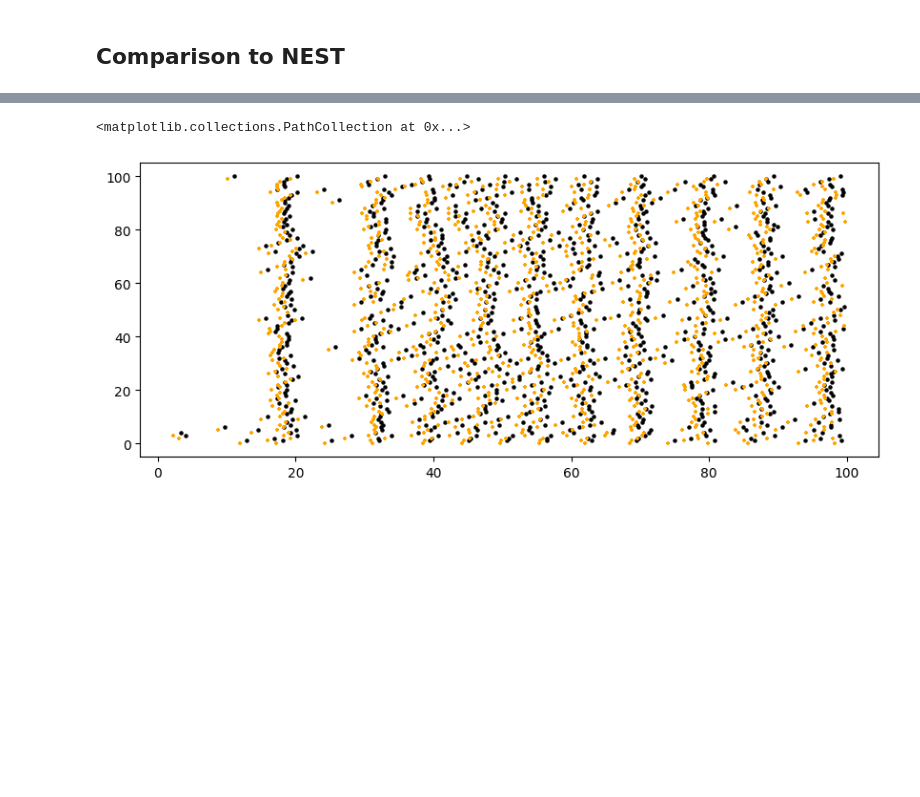
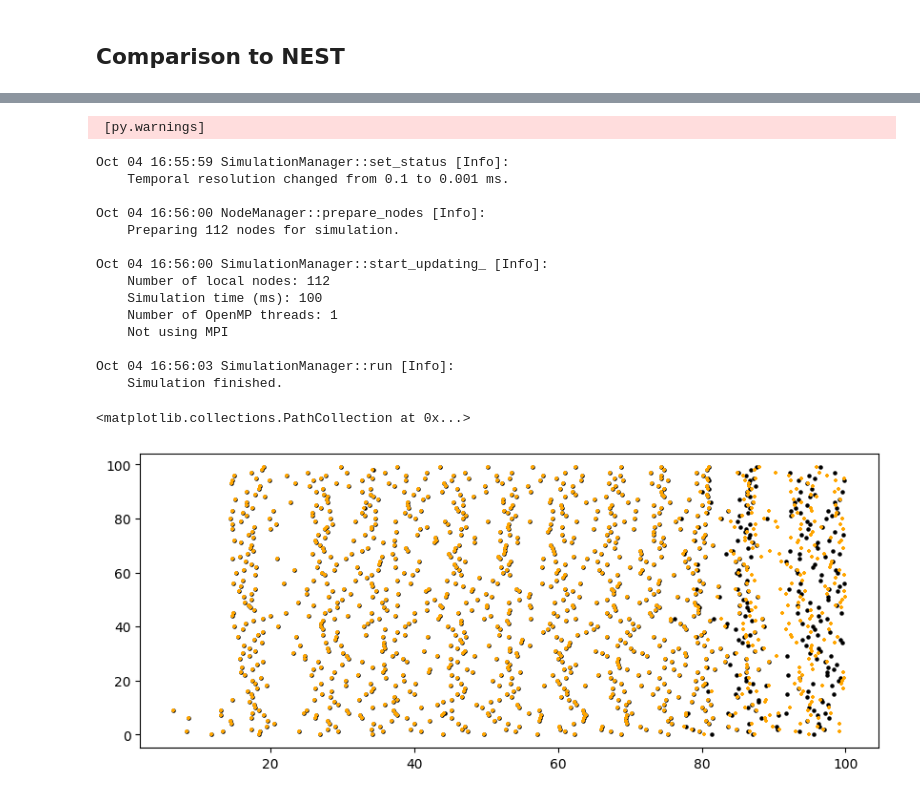
Before and after one commit to Eric-OG/snnblaze, a Jupyter notebook: examples/simple_network.ipynb, the cells around one changed output, grey strips where cells are left out. Drawn from its saved outputs; the diff is of its cells as text; code cells hidden in the pictures; blank space fills up the shorter version.

Commit message:
Correct model to make use of current based synapses

```diff
--- a/examples/simple_network.ipynb
+++ b/examples/simple_network.ipynb
@@ -225,8 +227,8 @@ from brian2 import *
 # ==============================
 # Parameters
 # ==============================
-# LIF neuron parameters
 tau_m = 20*ms
+C = 200*pF
 v_rest = -70*mV
 v_reset = -70*mV
 v_thresh = -50*mV
@@ -237,16 +239,21 @@ defaultclock.dt = 1*us
 eqs = '''
 dv/dt = (v_rest - v) / tau_m : volt (unless refractory)
 '''
-G = NeuronGroup(num_neurons, eqs, threshold='v>v_thresh',
-                reset='v=v_reset', refractory=refractory_period,
-                method='exact')
+G = NeuronGroup(
+    num_neurons,
+    eqs,
+    threshold='v>v_thresh',
+    reset='v=v_reset',
+    refractory=refractory_period,
+    method='exact'
+)
 G.v = v_rest
 
 S = Synapses(G, G, 'w : volt', on_pre='v_post += w')
 
 for pre, post, weight, delay in graph:
     S.connect(i=pre, j=post)
-    S.w[pre, post] = weight*mV
+    S.w[pre, post] = (weight/C_m)*volt
     S.delay[pre, post] = delay*second
 
 # Convert spike_storage → arrays
@@ -317,7 +324,7 @@ import numpy as np
 import matplotlib.pyplot as plt
 
 dt = 0.001
-input_weight = 30.0
+input_weight = 30
 
 nest.ResetKernel()
 nest.SetKernelStatus({"resolution": dt})  # simulation resolution in ms
@@ -326,20 +333,25 @@ nest.SetKernelStatus({"resolution": dt})  # simulation resolution in ms
 # Create neurons
 # ==============================
 neurons = nest.Create("iaf_psc_delta", num_neurons, params={
-    "V_m": -70,
-    "V_th": -50,
-    "V_reset": -70,
+    "C_m": 200.0,
     "tau_m": 20.0,
-    "t_ref": 5.0
+    "V_th": -50.0,
+    "V_reset": -70.0,
+    "E_L": -70.0,
+    "t_ref": 5.0,
 })
+
+nest.SetStatus(neurons, {"V_m": -70.0})
 
 # ==============================
 # Connect neurons according to graph
 # ==============================
 for pre, post, weight, delay in graph:
+    weight_pAms = (weight/C_m)*1000  # Convert weight to pA*ms
+    delay_ms = delay*1000  # Convert delay to ms
     nest.Connect(neurons[pre], neurons[post], syn_spec={
-        "weight": weight,
-        "delay": delay*1000
+        "weight": weight_pAms,
+        "delay": delay_ms
     })
 
 # ==============================
@@ -348,12 +360,12 @@ for pre, post, weight, delay in graph:
 # Convert spike_storage → NEST format
 spike_times_dict = {}
 for t, neuron_id, _ in spike_storage:
-    spike_times_dict.setdefault(neuron_id, []).append(t)
+    spike_times_dict.setdefault(neuron_id, []).append(t*1000) # s -> ms
 
 input_generators = []
 for neuron_id, times in spike_times_dict.items():
-    sg = nest.Create("spike_generator", params={"spike_times": [time*1000 for time in times]})
-    nest.Connect(sg, neurons[neuron_id], syn_spec={"weight": input_weight})
+    sg = nest.Create("spike_generator", params={"spike_times": times})
+    nest.Connect(sg, neurons[neuron_id], syn_spec={"weight": input_weight, "delay": dt})
     input_generators.append(sg)
 
 # ==============================
@@ -369,7 +381,7 @@ nest.Connect(statemon, neurons[0])  # record first neuron
 # ==============================
 # Run simulation
 # ==============================
-nest.Simulate(100)
+nest.Simulate(100.0)
 
 # ==============================
 # Extract spike data
@@ -381,7 +393,8 @@ spike_times_nest = events["times"]
 # ==============================
 # Plot raster
 # ==============================
+neuron_ids_nest_c = np.array(neuron_ids_nest) - 1  # Convert to 0-based index
 plt.figure(figsize=(10,4))
-plt.scatter(spike_times_nest, neuron_ids_nest, s=5, c='black', label="Network spikes")
+plt.scatter(spike_times_nest, neuron_ids_nest_c, s=5, c='black', label="Network spikes")
 plt.scatter(np.array(spike_times)*1000, neuron_ids, c='orange', s=5, marker='+')
 # %% [output]
@@ -402,2 +414,17 @@ Oct 04 14:21:34 SimulationManager::run [Info]:
-<matplotlib.collections.PathCollection at 0x...>
+ [py.warnings]
+Oct 04 16:55:59 SimulationManager::set_status [Info]:
+    Temporal resolution changed from 0.1 to 0.001 ms.
+
+Oct 04 16:56:00 NodeManager::prepare_nodes [Info]:
+    Preparing 112 nodes for simulation.
+
+Oct 04 16:56:00 SimulationManager::start_updating_ [Info]:
+    Number of local nodes: 112
+    Simulation time (ms): 100
+    Number of OpenMP threads: 1
+    Not using MPI
+
+Oct 04 16:56:03 SimulationManager::run [Info]:
+    Simulation finished.
+<matplotlib.collections.PathCollection at 0x...>
-[figure, old version]
+[figure, new version]
```
Also changed, not shown: parts of 9 cells of this notebook, 5 other files.
